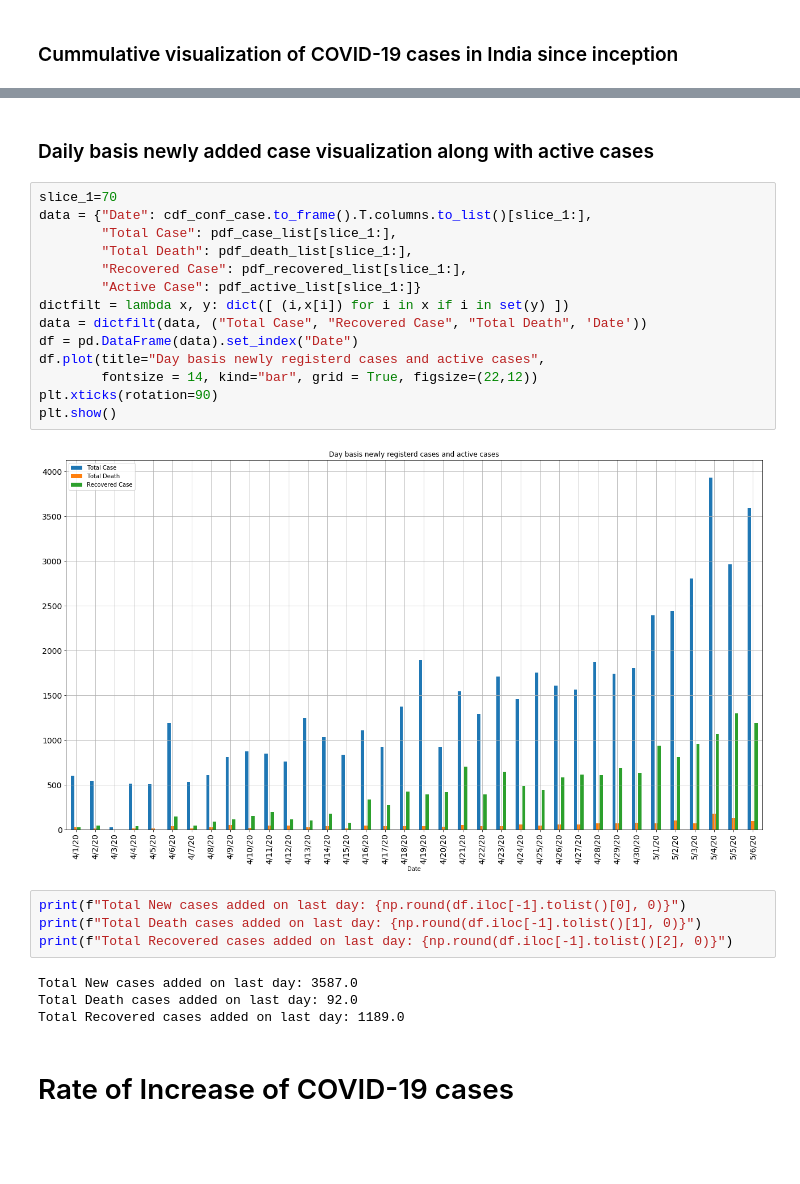
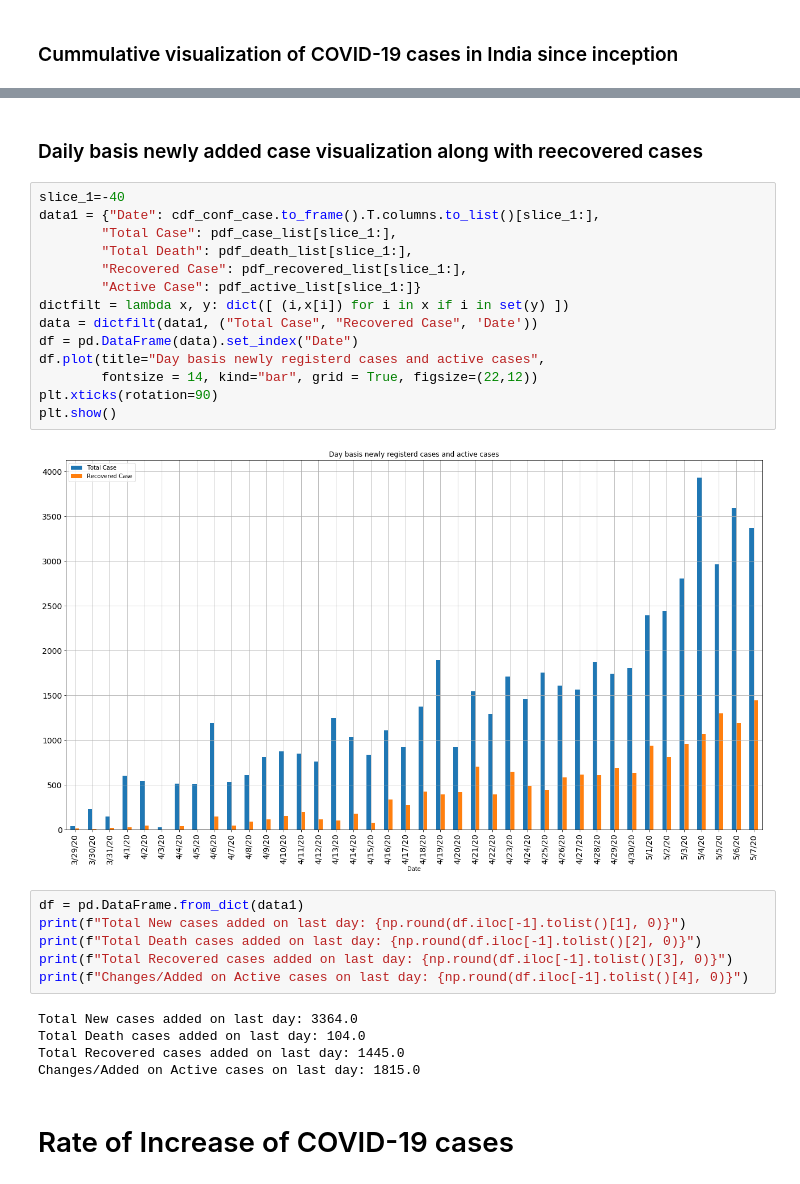
Before and after one commit to swapnanilsharma/Covid19-India-Finding-Insight, a Jupyter notebook: Covid19-India-finding-insight.ipynb, the cells around one changed output, grey strips where cells are left out. Saved outputs shown, nothing was run; the diff lists cells and outputs as text; blank space fills up the shorter version.

```diff
--- a/Covid19-India-finding-insight.ipynb
+++ b/Covid19-India-finding-insight.ipynb
@@ -91,29 +96,32 @@ plt.show()
 # %% [markdown]
-### Daily basis newly added case visualization along with active cases
+### Daily basis newly added case visualization along with reecovered cases
 # %%
-slice_1=70
-data = {"Date": cdf_conf_case.to_frame().T.columns.to_list()[slice_1:],
+slice_1=-40
+data1 = {"Date": cdf_conf_case.to_frame().T.columns.to_list()[slice_1:],
         "Total Case": pdf_case_list[slice_1:],
         "Total Death": pdf_death_list[slice_1:],
         "Recovered Case": pdf_recovered_list[slice_1:],
         "Active Case": pdf_active_list[slice_1:]}
 dictfilt = lambda x, y: dict([ (i,x[i]) for i in x if i in set(y) ])
-data = dictfilt(data, ("Total Case", "Recovered Case", "Total Death", 'Date'))
+data = dictfilt(data1, ("Total Case", "Recovered Case", 'Date'))
 df = pd.DataFrame(data).set_index("Date")
 df.plot(title="Day basis newly registerd cases and active cases",
         fontsize = 14, kind="bar", grid = True, figsize=(22,12))
 plt.xticks(rotation=90)
 plt.show()
 # %% [output]
-[figure, old version]
+[figure, new version]
 # %%
-print(f"Total New cases added on last day: {np.round(df.iloc[-1].tolist()[0], 0)}")
-print(f"Total Death cases added on last day: {np.round(df.iloc[-1].tolist()[1], 0)}")
-print(f"Total Recovered cases added on last day: {np.round(df.iloc[-1].tolist()[2], 0)}")
+df = pd.DataFrame.from_dict(data1)
+print(f"Total New cases added on last day: {np.round(df.iloc[-1].tolist()[1], 0)}")
+print(f"Total Death cases added on last day: {np.round(df.iloc[-1].tolist()[2], 0)}")
+print(f"Total Recovered cases added on last day: {np.round(df.iloc[-1].tolist()[3], 0)}")
+print(f"Changes/Added on Active cases on last day: {np.round(df.iloc[-1].tolist()[4], 0)}")
 # %% [output]
-Total New cases added on last day: 3587.0
-Total Death cases added on last day: 92.0
-Total Recovered cases added on last day: 1189.0
+Total New cases added on last day: 3364.0
+Total Death cases added on last day: 104.0
+Total Recovered cases added on last day: 1445.0
+Changes/Added on Active cases on last day: 1815.0
 # %% [markdown]
 # Rate of Increase of COVID-19 cases
 # %% [markdown]
```
Also changed, not shown: parts of 30 cells of this notebook, 1 other file.
